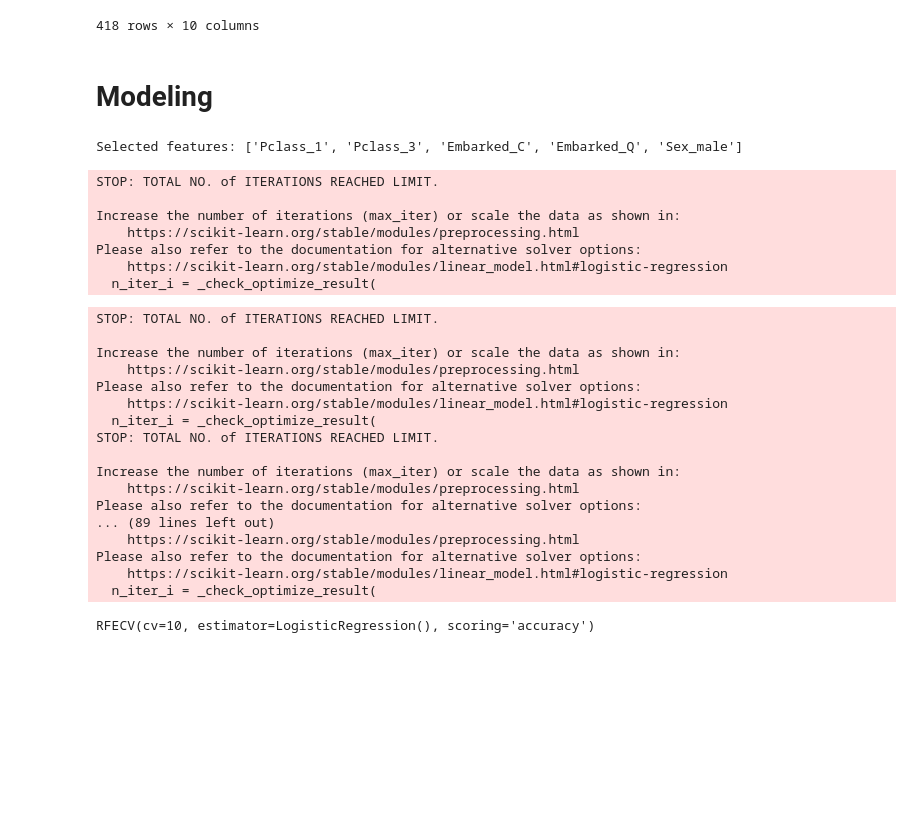
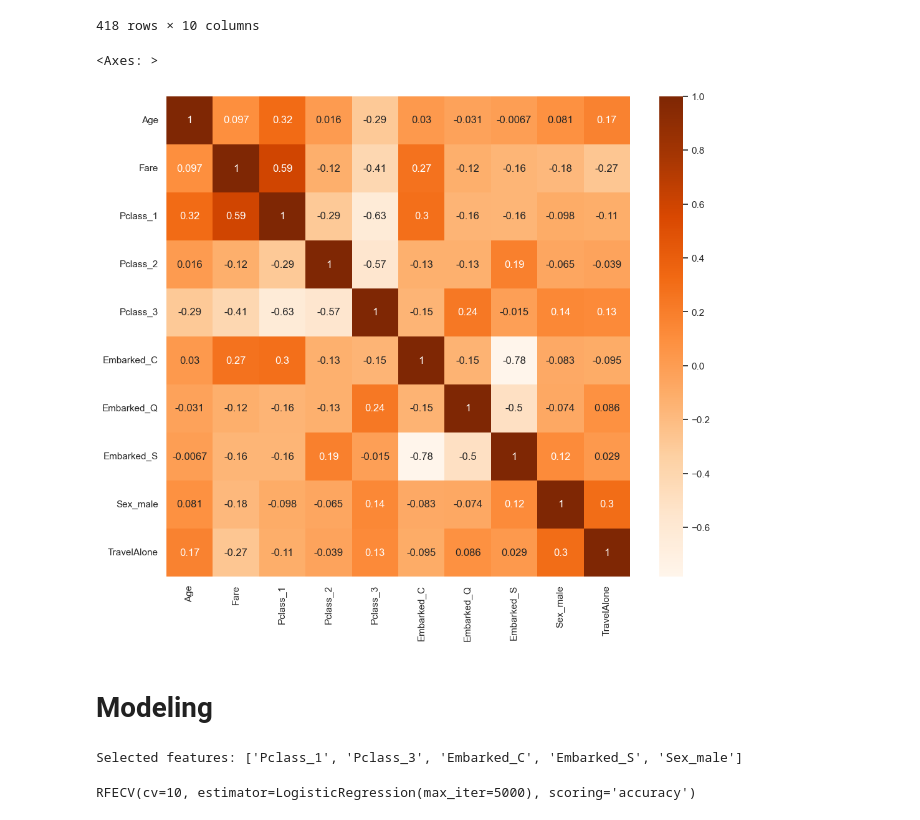
Before and after one commit to SahilLodha/AI_Classes_Notebooks, a Jupyter notebook: classical_ml/Section 02 - Logistic Regression/Logistic Regression.ipynb, the cells around one changed output. Cells and saved outputs as stored; diff of their text form; code cells hidden in the pictures; blank space fills up the shorter version.

Commit message:
Logistic Regression Complete.

```diff
--- a/classical_ml/Section 02 - Logistic Regression/Logistic Regression.ipynb
+++ b/classical_ml/Section 02 - Logistic Regression/Logistic Regression.ipynb
@@ -225,6 +220,13 @@ test_df
 | 416 | 27.0 | 8.0500 | 1 | False | False | True | False | False | True | ... |
 | 417 | 27.0 | 22.3583 | 0 | False | False | True | True | False | False | ... |
 418 rows × 10 columns
+# %%
+# Let us also view the corelation of these values heat map as ...
+plt.rc('figure', figsize=(12, 10))
+sns.heatmap(train_df[cols].corr(), annot=True, cmap='Oranges')
+# %% [output]
+<Axes: >
+[figure, added]
 # %% [markdown]
 # Modeling
 # %%
@@ -236,41 +238,17 @@ cols = ['Age', 'Fare', 'Pclass_1', 'Pclass_2', 'Pclass_3', 'Embarked_C', 'Embark
 X = train_df[cols]
 y = train_df['Survived']
 
-model = LogisticRegression()
+model = LogisticRegression(max_iter=5000)
 rfe = RFE(model, step=8)
 rfe.fit(X, y)
 
 print('Selected features: %s' % list(X.columns[rfe.support_]))
 # %% [output]
-Selected features: ['Pclass_1', 'Pclass_3', 'Embarked_C', 'Embarked_Q', 'Sex_male']
+Selected features: ['Pclass_1', 'Pclass_3', 'Embarked_C', 'Embarked_S', 'Sex_male']
-STOP: TOTAL NO. of ITERATIONS REACHED LIMIT.
-
-Increase the number of iterations (max_iter) or scale the data as shown in:
-    https://scikit-learn.org/stable/modules/preprocessing.html
-Please also refer to the documentation for alternative solver options:
-    https://scikit-learn.org/stable/modules/linear_model.html#logistic-regression
-  n_iter_i = _check_optimize_result(
 # %%
 from sklearn.feature_selection import RFECV
 
-rfecv = RFECV(estimator=LogisticRegression(), step=1, cv=10, scoring='accuracy')
+rfecv = RFECV(estimator=LogisticRegression(max_iter=5000), step=1, cv=10, scoring='accuracy')
 rfecv.fit(X, y)
 # %% [output]
-STOP: TOTAL NO. of ITERATIONS REACHED LIMIT.
-
-Increase the number of iterations (max_iter) or scale the data as shown in:
-    https://scikit-learn.org/stable/modules/preprocessing.html
-Please also refer to the documentation for alternative solver options:
-    https://scikit-learn.org/stable/modules/linear_model.html#logistic-regression
-  n_iter_i = _check_optimize_result(
-STOP: TOTAL NO. of ITERATIONS REACHED LIMIT.
-
-Increase the number of iterations (max_iter) or scale the data as shown in:
-    https://scikit-learn.org/stable/modules/preprocessing.html
-Please also refer to the documentation for alternative solver options:
-... (89 lines left out)
-    https://scikit-learn.org/stable/modules/preprocessing.html
-Please also refer to the documentation for alternative solver options:
-    https://scikit-learn.org/stable/modules/linear_model.html#logistic-regression
-  n_iter_i = _check_optimize_result(
+RFECV(cv=10, estimator=LogisticRegression(max_iter=5000), scoring='accuracy')
-RFECV(cv=10, estimator=LogisticRegression(), scoring='accuracy')
```
Also changed, not shown: parts of 15 cells of this notebook.
